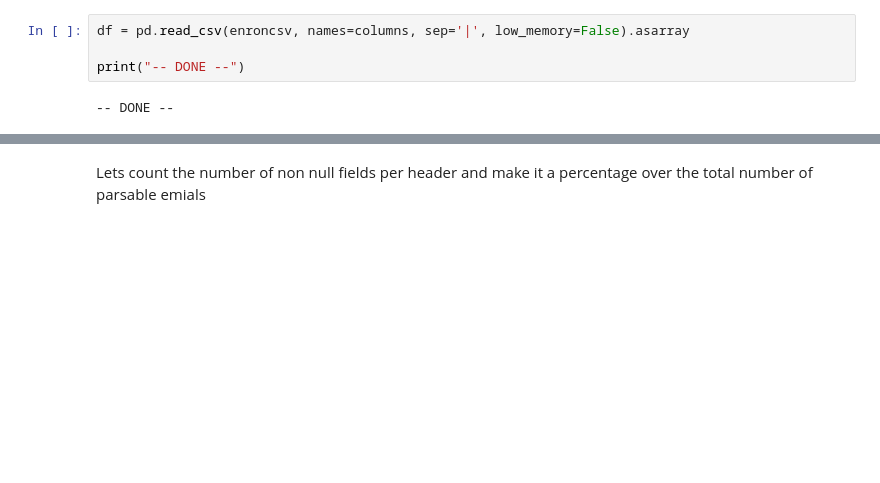
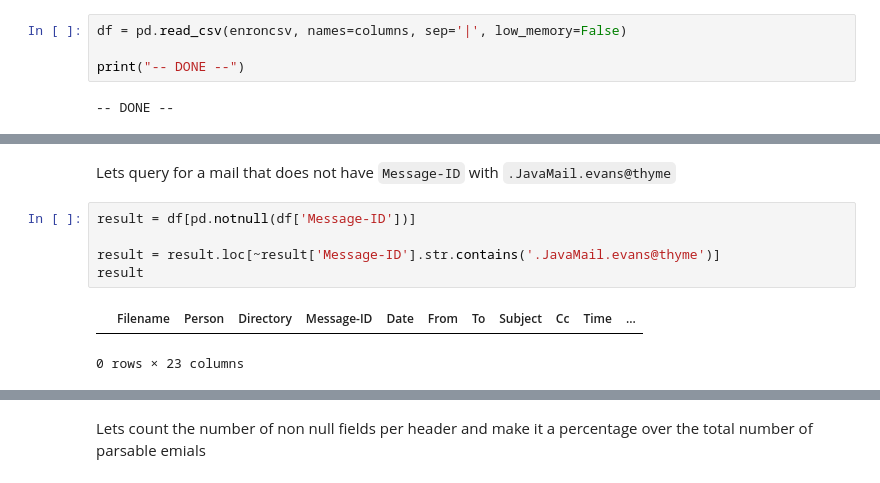
Before and after one commit to quintonweenink/ml-email-cyber-criminal-profiling, a Jupyter notebook: experiments/exploratoryDataAnalysis.ipynb, the cells around one changed output, grey strips where cells are left out. Saved outputs shown, nothing was run; the diff lists cells and outputs as text; blank space fills up the shorter version.

```diff
--- a/experiments/exploratoryDataAnalysis.ipynb
+++ b/experiments/exploratoryDataAnalysis.ipynb
@@ -29,7 +29,7 @@ columns
  'X-Origin',
  'X-FileName']
 # %%
-df = pd.read_csv(enroncsv, names=columns, sep='|', low_memory=False).asarray
+df = pd.read_csv(enroncsv, names=columns, sep='|', low_memory=False)
 
 print("-- DONE --")
 # %% [output]
@@ -60,0 +37,10 @@ result
+# %% [markdown]
+Lets query for a mail that does not have `Message-ID` with `.JavaMail.evans@thyme`
+# %%
+result = df[pd.notnull(df['Message-ID'])]
+
+result = result.loc[~result['Message-ID'].str.contains('.JavaMail.evans@thyme')]
+result
+# %% [output]
+|  | Filename | Person | Directory | Message-ID | Date | From | To | Subject | Cc | Time | ... |
+0 rows × 23 columns
```
Also changed, not shown: parts of 33 cells of this notebook, 3 other files.
